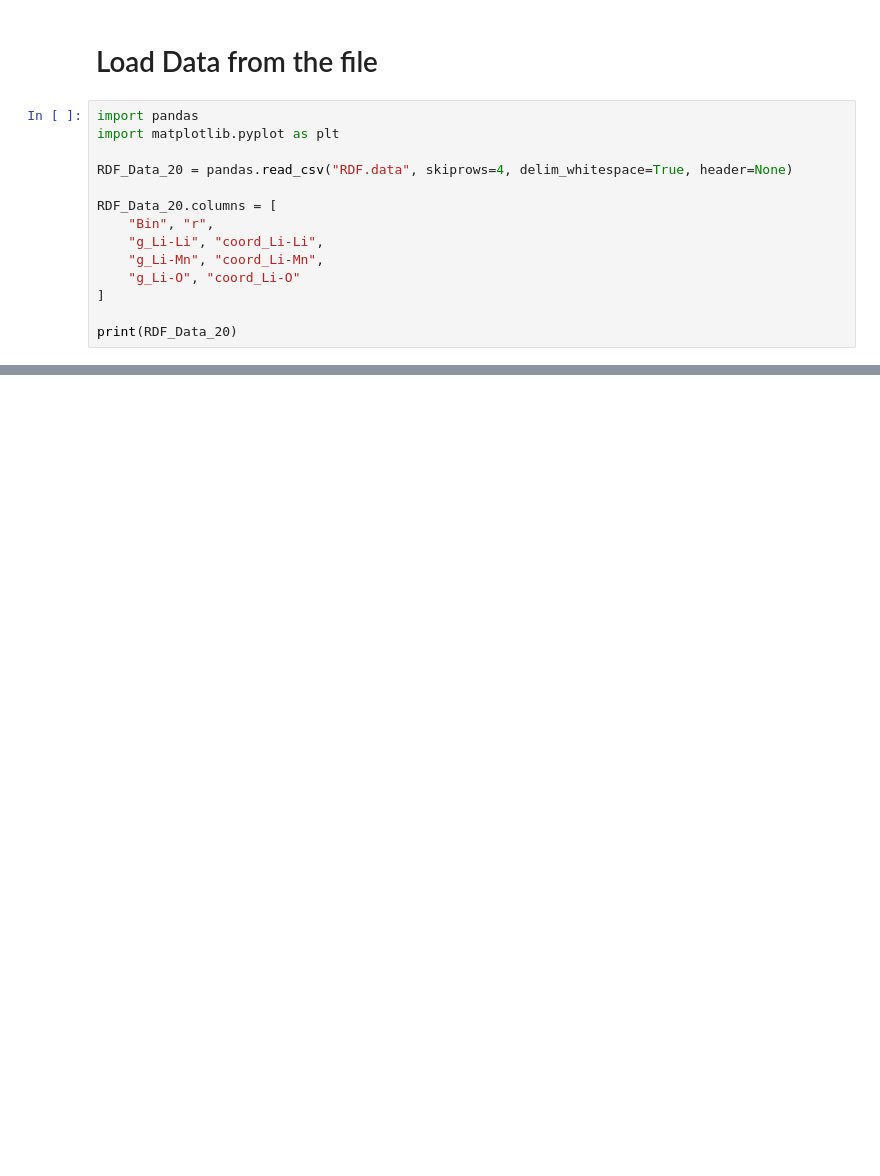
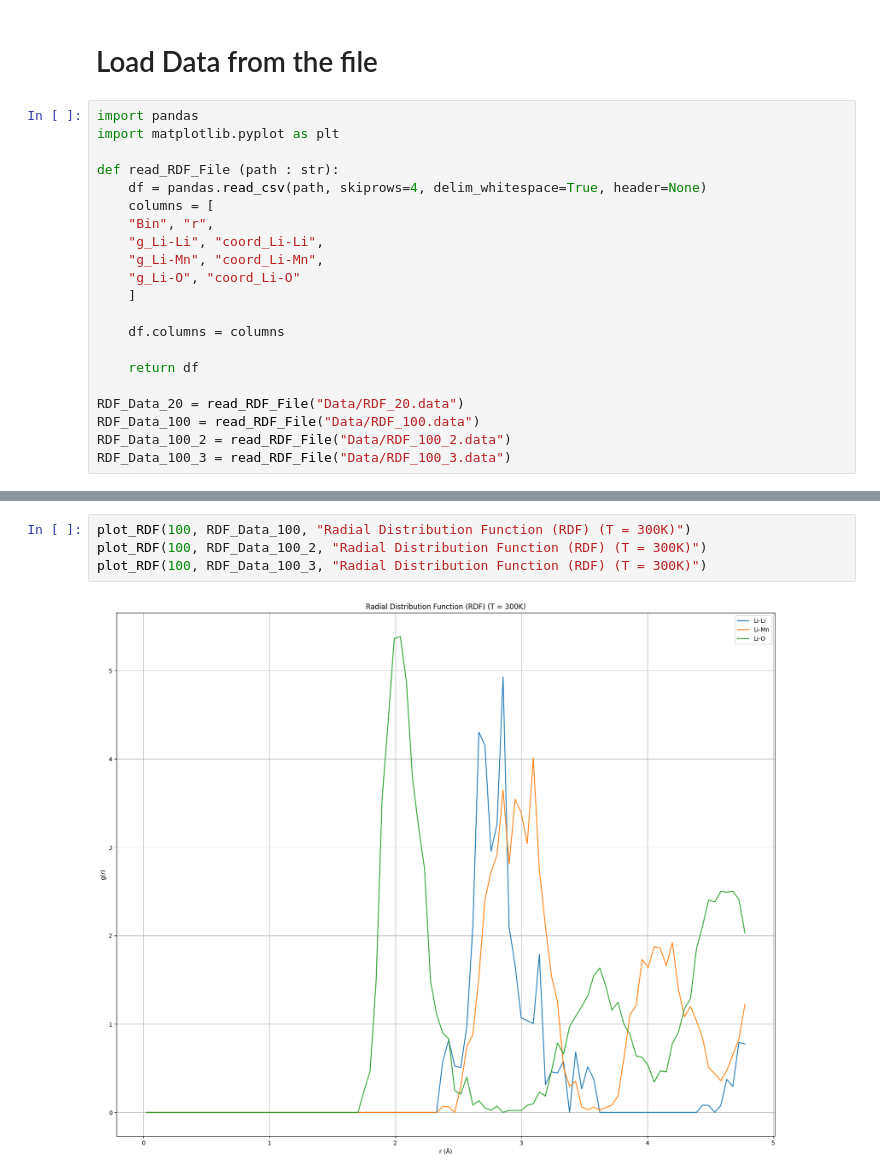
Before and after one commit to MrDNAlex/NE-451-Simulation-Methods, a Jupyter notebook: Labs/Lab1/Lab1/RDF/RDF_Analysis.ipynb, the cells around one changed output, grey strips where cells are left out. Drawn from its saved outputs; the diff is of its cells as text; blank space fills up the shorter version.

```diff
--- a/Labs/Lab1/Lab1/RDF/RDF_Analysis.ipynb
+++ b/Labs/Lab1/Lab1/RDF/RDF_Analysis.ipynb
@@ -4,13 +4,20 @@
 import pandas
 import matplotlib.pyplot as plt
 
-RDF_Data_20 = pandas.read_csv("RDF.data", skiprows=4, delim_whitespace=True, header=None)
-
-RDF_Data_20.columns = [
+def read_RDF_File (path : str):
+    df = pandas.read_csv(path, skiprows=4, delim_whitespace=True, header=None)
+    columns = [
     "Bin", "r",
     "g_Li-Li", "coord_Li-Li",
     "g_Li-Mn", "coord_Li-Mn",
     "g_Li-O", "coord_Li-O"
-]
+    ]
 
-print(RDF_Data_20)
+    df.columns = columns
+
+    return df
+
+RDF_Data_20 = read_RDF_File("Data/RDF_20.data")
+RDF_Data_100 = read_RDF_File("Data/RDF_100.data")
+RDF_Data_100_2 = read_RDF_File("Data/RDF_100_2.data")
+RDF_Data_100_3 = read_RDF_File("Data/RDF_100_3.data")
@@ -52,0 +43,6 @@ plt.show()
+# %%
+plot_RDF(100, RDF_Data_100, "Radial Distribution Function (RDF) (T = 300K)")
+plot_RDF(100, RDF_Data_100_2, "Radial Distribution Function (RDF) (T = 300K)")
+plot_RDF(100, RDF_Data_100_3, "Radial Distribution Function (RDF) (T = 300K)")
+# %% [output]
+[figure, added]
```
Also changed, not shown: parts of 5 cells of this notebook, 4 other files.
